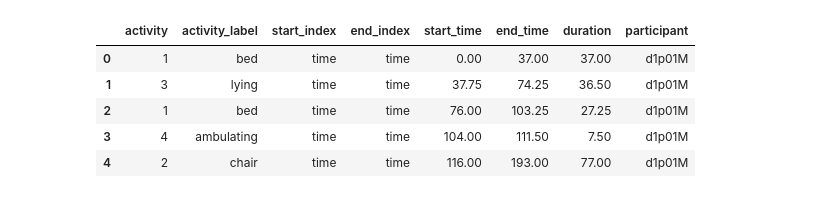
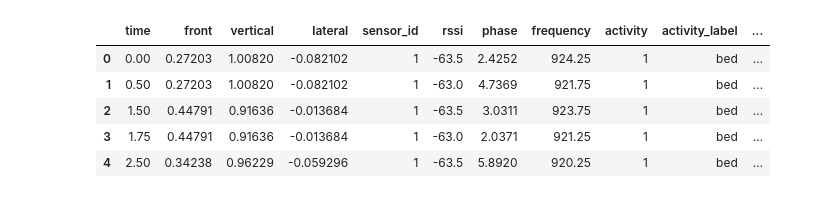
Before and after one commit to ym-pett/motiondetection, a Jupyter notebook: notebooks/activity_plots.ipynb, the cells around one changed output. Drawn from its saved outputs; the diff is of its cells as text; code cells hidden in the pictures.

Commit message:
Update activity boundary calculations now we know what we are doing

```diff
--- a/notebooks/activity_plots.ipynb
+++ b/notebooks/activity_plots.ipynb
@@ -14,14 +14,16 @@ import pandas as pd
 DATA_ROOT = Path('..') / 'data'
 # %%
 dfs = []
-activities = ['bed', 'chair', 'lying', 'ambulating']
+activity_labels = ['bed', 'chair', 'lying', 'ambulating']
 default_names = ['time', 'front', 'vertical', 'lateral', 'sensor_id', 'rssi', 'phase', 'frequency', 'activity']
 for data_file in Path(DATA_ROOT).rglob('d[12]p??[FM]'):
     df = pd.read_csv(data_file, names=default_names)
-    df['activity_label'] = df['activity'].apply(lambda i: activities[i - 1])
+    df['activity_label'] = df['activity'].apply(lambda i: activity_labels[i - 1])
     df['gender_label'] = str(data_file)[-1]
     df['participant'] = data_file.name
     dfs.append(df)
 
-activity_df = pd.concat(dfs, axis='index')
-activity_df.to_csv('activity_df.csv')
+sensor_df = pd.concat(dfs, axis='index')
+sensor_df = sensor_df.sort_values(by=['participant', 'time'])
+
+sensor_df.to_csv('sensor_df.csv')
@@ -59,9 +30,9 @@ activity_times_df = activity_df.groupby(
 # %%
-activity_times_df.head()
+sensor_df.head()
 # %% [output]
-|  | activity | activity_label | start_index | end_index | start_time | end_time | duration | participant |
-| 0 | 1 | bed | time | time | 0.00 | 37.00 | 37.00 | d1p01M |
-| 1 | 3 | lying | time | time | 37.75 | 74.25 | 36.50 | d1p01M |
-| 2 | 1 | bed | time | time | 76.00 | 103.25 | 27.25 | d1p01M |
-| 3 | 4 | ambulating | time | time | 104.00 | 111.50 | 7.50 | d1p01M |
-| 4 | 2 | chair | time | time | 116.00 | 193.00 | 77.00 | d1p01M |
+|  | time | front | vertical | lateral | sensor_id | rssi | phase | frequency | activity | activity_label | ... |
+| 0 | 0.00 | 0.27203 | 1.00820 | -0.082102 | 1 | -63.5 | 2.4252 | 924.25 | 1 | bed | ... |
+| 1 | 0.50 | 0.27203 | 1.00820 | -0.082102 | 1 | -63.0 | 4.7369 | 921.75 | 1 | bed | ... |
+| 2 | 1.50 | 0.44791 | 0.91636 | -0.013684 | 1 | -63.5 | 3.0311 | 923.75 | 1 | bed | ... |
+| 3 | 1.75 | 0.44791 | 0.91636 | -0.013684 | 1 | -63.0 | 2.0371 | 921.25 | 1 | bed | ... |
+| 4 | 2.50 | 0.34238 | 0.96229 | -0.059296 | 1 | -63.5 | 5.8920 | 920.25 | 1 | bed | ... |
```
Also changed, not shown: parts of 6 cells of this notebook.
